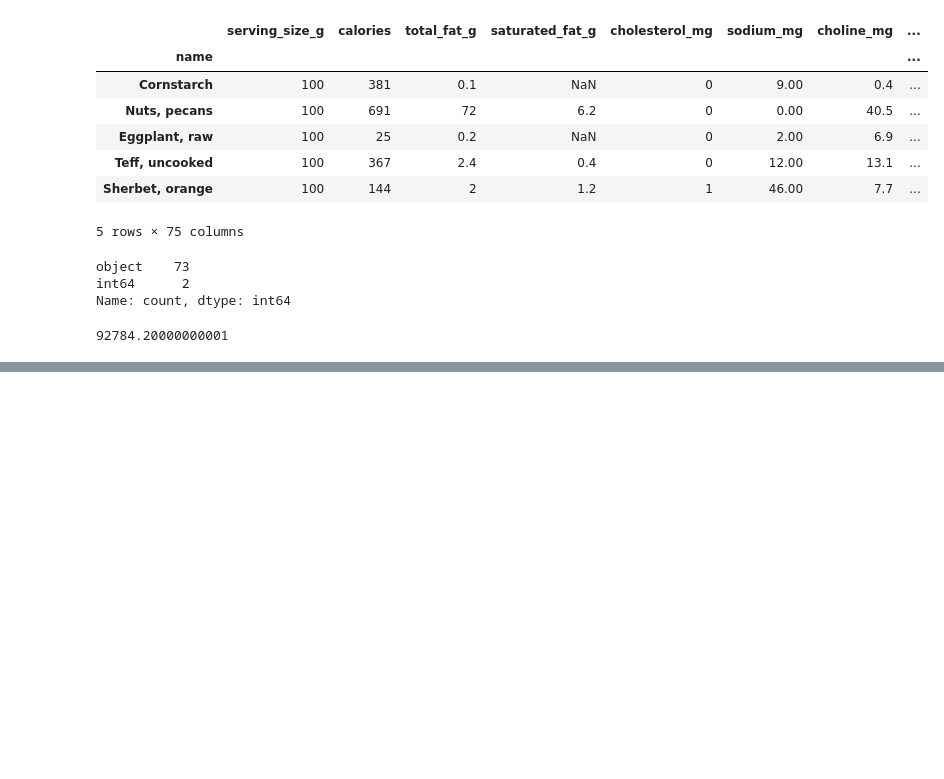
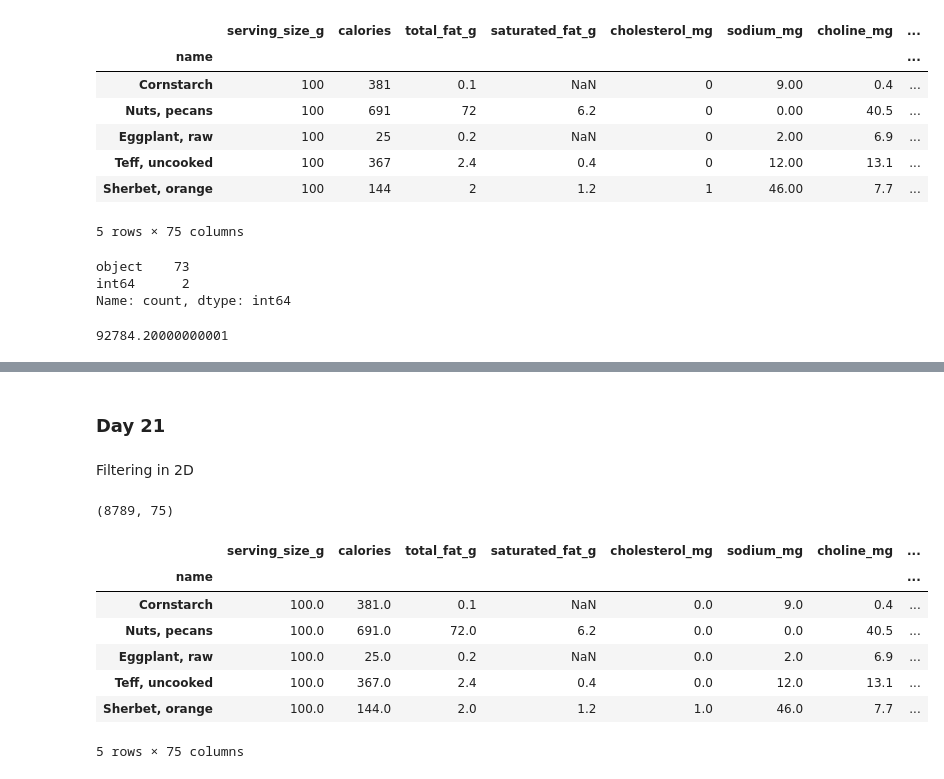
Before and after one commit to anup-byte/Pandas_Dataframe, a Jupyter notebook: Day18.ipynb, the cells around one changed output, grey strips where cells are left out. Cells and saved outputs as stored; diff of their text form; code cells hidden in the pictures; blank space fills up the shorter version.

Commit message:
filtering in 2D completed

```diff
--- a/Day18.ipynb
+++ b/Day18.ipynb
@@ -267,0 +268,19 @@ memory usage: 5.3+ MB
+# %% [markdown]
+### Day 21
+# %% [markdown]
+Filtering in 2D
+# %%
+nutrition.shape
+# %% [output]
+(8789, 75)
+# %%
+nutrition.head()
+# %% [output]
+|  | serving_size_g | calories | total_fat_g | saturated_fat_g | cholesterol_mg | sodium_mg | choline_mg | ... |
+| name |  |  |  |  |  |  |  | ... |
+| Cornstarch | 100.0 | 381.0 | 0.1 | NaN | 0.0 | 9.0 | 0.4 | ... |
+| Nuts, pecans | 100.0 | 691.0 | 72.0 | 6.2 | 0.0 | 0.0 | 40.5 | ... |
+| Eggplant, raw | 100.0 | 25.0 | 0.2 | NaN | 0.0 | 2.0 | 6.9 | ... |
+| Teff, uncooked | 100.0 | 367.0 | 2.4 | 0.4 | 0.0 | 12.0 | 13.1 | ... |
+| Sherbet, orange | 100.0 | 144.0 | 2.0 | 1.2 | 1.0 | 46.0 | 7.7 | ... |
+5 rows × 75 columns
```
Also changed, not shown: parts of 9 cells of this notebook.
